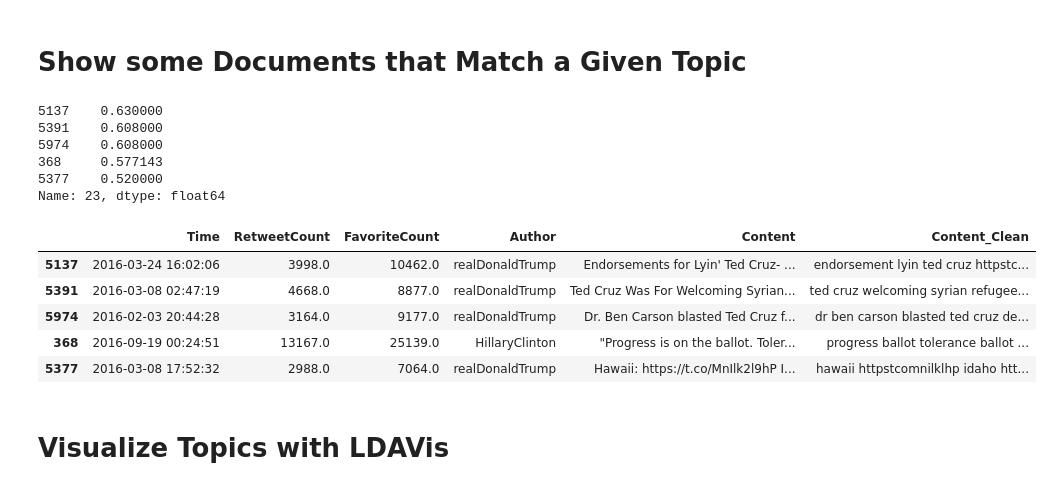
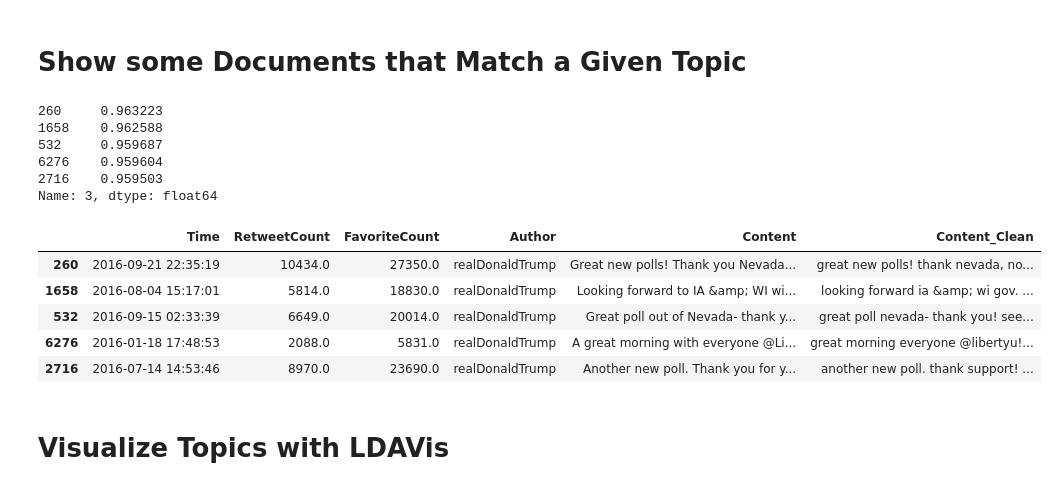
Before and after one commit to stepthom/sandbox, a Jupyter notebook: exercise_topicmodeling.ipynb, the cells around one changed output. Cells and saved outputs as stored; diff of their text form; code cells hidden in the pictures.

```diff
--- a/exercise_topicmodeling.ipynb
+++ b/exercise_topicmodeling.ipynb
@@ -86,21 +89,22 @@ stop_words = set(stopwords.words('english') + stopwords.words('spanish'))
 
 lemmer = WordNetLemmatizer()
 
+# This functon take as input an entire document, preprocesses each word in the
+# document, and returns the preprocessed document.
 def preprocess(x):
     # Lower case
     x = x.lower()
 
-    # Remove punctuation
-    x = re.sub(r'[^\w\s]', '', x)
+    # Remove stop words
+    x = ' '.join([w for w in x.split() if w not in stop_words])
 
-    # Remove non-unicode
-    x = unidecode.unidecode(x)
+    ## EDIT CODE HERE ##
 
-    # Remove numbers
-    x = re.sub(r'\d+', '', x)
 
-    # Remove stopwords and lemmatize
-    x = [lemmer.lemmatize(w) for w in x.split() if w not in stop_words]
-    return ' '.join(x)
+    return x
 
-df['Content_Clean'] = df['Content'].apply(preprocess)
+# Some test cases of our function
+preprocess("Steve is the man with the plan.")
+preprocess("The arsonist had oddly shaped feet.")
+preprocess("@PatBatement I'm not really hungry, but I'd like to have a reservation someplace.")
+preprocess("GOOOOOAAAAAAALLLLLL!!!!!")
@@ -159,14 +174,14 @@ Now, we run LDA.
 # %%
 from sklearn.decomposition import LatentDirichletAllocation
 
-alpha=None
-beta=None
 
-lda_model = LatentDirichletAllocation(n_components=25,
-                                      doc_topic_prior=alpha,
-                                      topic_word_prior=beta,
-                                      max_iter=200,
-                                      learning_method='online',
+## EDIT CODE HERE ##
+
+lda_model = LatentDirichletAllocation(n_components=5,
+                                      doc_topic_prior=None,
+                                      topic_word_prior=None,
+                                      max_iter=20,
+                                      learning_method='batch',
                                       random_state=123,
                                       n_jobs=2,
                                       verbose=0)
@@ -234,30 +238,31 @@ topic_summary.sort_values('Weight', ascending=False)
 # %%
 # Make sure the text doesn't get truncated when printed
 pd.set_option('display.max_colwidth', -1)
 
 # Which topic are you interested in?
-topic_id = 23
+## EDIT CODE HERE ##
+topic_id = 3
 
 # Find the 5 documents with the largets membership (i.e., theta) for this topic
 Memberships = theta.iloc[:, topic_id].nlargest(5)
 
 Memberships
 
 # Display those documents (and getting rid of some of the columns)
 df[['Time', 'RetweetCount', 'FavoriteCount', 'Author', 'Content', 'Content_Clean']].iloc[Memberships.index]
 # %% [output]
-5137    0.630000
-5391    0.608000
-5974    0.608000
-368     0.577143
-5377    0.520000
-Name: 23, dtype: float64
+260     0.963223
+1658    0.962588
+532     0.959687
+6276    0.959604
+2716    0.959503
+Name: 3, dtype: float64
 |  | Time | RetweetCount | FavoriteCount | Author | Content | Content_Clean |
-| 5137 | 2016-03-24 16:02:06 | 3998.0 | 10462.0 | realDonaldTrump | Endorsements for Lyin' Ted Cruz- ... | endorsement lyin ted cruz httpstc... |
-| 5391 | 2016-03-08 02:47:19 | 4668.0 | 8877.0 | realDonaldTrump | Ted Cruz Was For Welcoming Syrian... | ted cruz welcoming syrian refugee... |
-| 5974 | 2016-02-03 20:44:28 | 3164.0 | 9177.0 | realDonaldTrump | Dr. Ben Carson blasted Ted Cruz f... | dr ben carson blasted ted cruz de... |
-| 368 | 2016-09-19 00:24:51 | 13167.0 | 25139.0 | HillaryClinton | "Progress is on the ballot. Toler... | progress ballot tolerance ballot ... |
-| 5377 | 2016-03-08 17:52:32 | 2988.0 | 7064.0 | realDonaldTrump | Hawaii: https://t.co/MnIlk2l9hP I... | hawaii httpstcomnilklhp idaho htt... |
+| 260 | 2016-09-21 22:35:19 | 10434.0 | 27350.0 | realDonaldTrump | Great new polls! Thank you Nevada... | great new polls! thank nevada, no... |
+| 1658 | 2016-08-04 15:17:01 | 5814.0 | 18830.0 | realDonaldTrump | Looking forward to IA &amp; WI wi... | looking forward ia &amp; wi gov. ... |
+| 532 | 2016-09-15 02:33:39 | 6649.0 | 20014.0 | realDonaldTrump | Great poll out of Nevada- thank y... | great poll nevada- thank you! see... |
+| 6276 | 2016-01-18 17:48:53 | 2088.0 | 5831.0 | realDonaldTrump | A great morning with everyone @Li... | great morning everyone @libertyu!... |
+| 2716 | 2016-07-14 14:53:46 | 8970.0 | 23690.0 | realDonaldTrump | Another new poll. Thank you for y... | another new poll. thank support! ... |
 # %% [markdown]
 # Visualize Topics with LDAVis
 # %%
```
Also changed, not shown: parts of 15 cells of this notebook, 1 other file.
